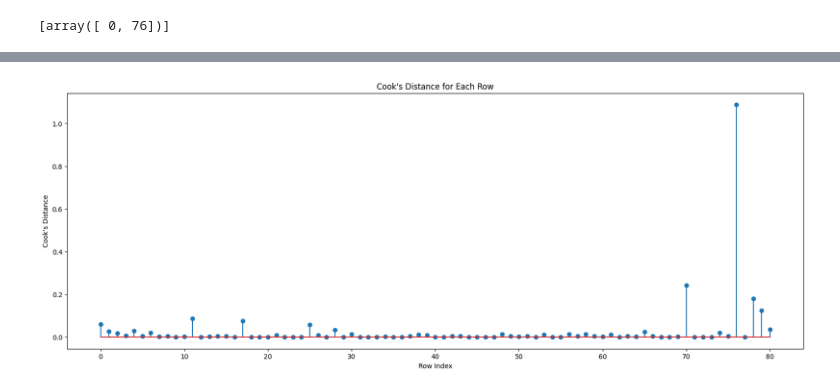
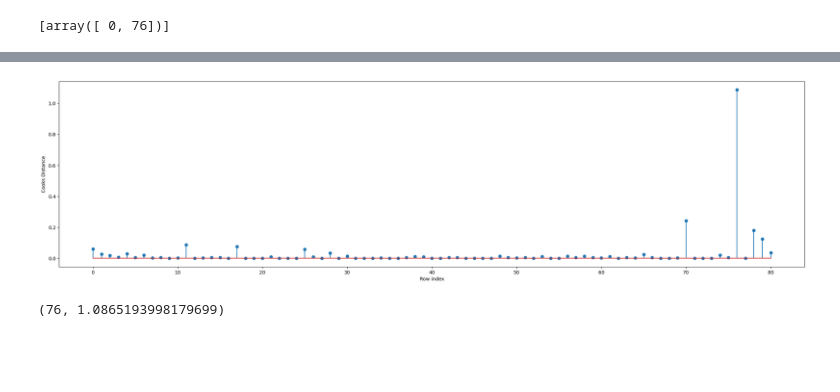
Before and after one commit to tallurikishore1/649, a Jupyter notebook: 06_02_25.ipynb, the cells around one changed output, grey strips where cells are left out. Saved outputs shown, nothing was run; the diff lists cells and outputs as text; code cells hidden in the pictures; blank space fills up the shorter version.

```diff
--- a/06_02_25.ipynb
+++ b/06_02_25.ipynb
@@ -154,12 +304,12 @@ model.rsquared, model.rsquared_adj
 # %%
-import statsmodels.formula.api as smf
 import pandas as pd
+import statsmodels.formula.api as smf # Importing the required library
 
-data = {'HP': [100, 150, 200, 250],
-        'WT': [2000, 2500, 3000, 3500],
-        'SP': [10, 12, 15, 18],
-        'VOL': [20, 25, 30, 35]}
-cars = pd.DataFrame(data)
+rsq_hp = smf.ols('HP~WT+VOL+SP', data=cars).fit().rsquared
+vif_hp = 1/(1-rsq_hp)
+
+rsq_wt = smf.ols('WT~HP+VOL+SP', data=cars).fit().rsquared
+vif_wt = 1/(1-rsq_wt)
 
 rsq_vol = smf.ols('VOL~WT+SP+HP', data=cars).fit().rsquared
 vif_vol = 1/(1-rsq_vol)
@@ -167,14 +317,7 @@ vif_vol = 1/(1-rsq_vol)
 rsq_sp = smf.ols('SP~WT+VOL+HP', data=cars).fit().rsquared
 vif_sp = 1/(1-rsq_sp)
 
-rsq_hp = smf.ols('HP~WT+VOL+SP', data=cars).fit().rsquared
-vif_hp = 1/(1-rsq_hp)
-
-rsq_wt = smf.ols('WT~HP+VOL+SP', data=cars).fit().rsquared
-vif_wt = 1/(1-rsq_wt)
-
-d1 = {'Variables': ['HP', 'WT', 'VOL', 'SP'], 'VIF': [vif_hp, vif_wt, vif_vol, vif_sp]}
-
-Vif_frame = pd.DataFrame(d1)
-print(Vif_frame)
+d1 = {'Variables': ['Hp', 'WT', 'VOL', 'SP'], 'VIF': [vif_hp, vif_wt, vif_vol, vif_sp]}
+vif_frame = pd.DataFrame(d1)
+vif_frame
 # %% [output]
@@ -233,15 +355,15 @@ plt.show()
 model_influence = model.get_influence()
 (c, _) = model_influence.cooks_distance
 # %%
-import matplotlib.pyplot as plt
-import numpy as np
-
-fig = plt.figure(figsize=(20, 7))
-plt.stem(np.arange(len(c)), np.round(c, 3))
-
-plt.xlabel('Row Index')
-plt.ylabel('Cook\'s Distance')
-plt.title('Cook\'s Distance for Each Row')
+fig = plt.subplots(figsize=(28, 7))
+plt.stem(np.arange(len(cars)), np.round(c, 3))
+plt.xlabel('Row index')
+plt.ylabel('Cooks Distance')
 plt.show()
 # %% [output]
-[figure, old version]
+[figure, new version]
+# %%
+
+(np.argmax(c), np.max(c))
+# %% [output]
+(76, 1.0865193998179699)
```
Also changed, not shown: parts of 33 cells of this notebook.
